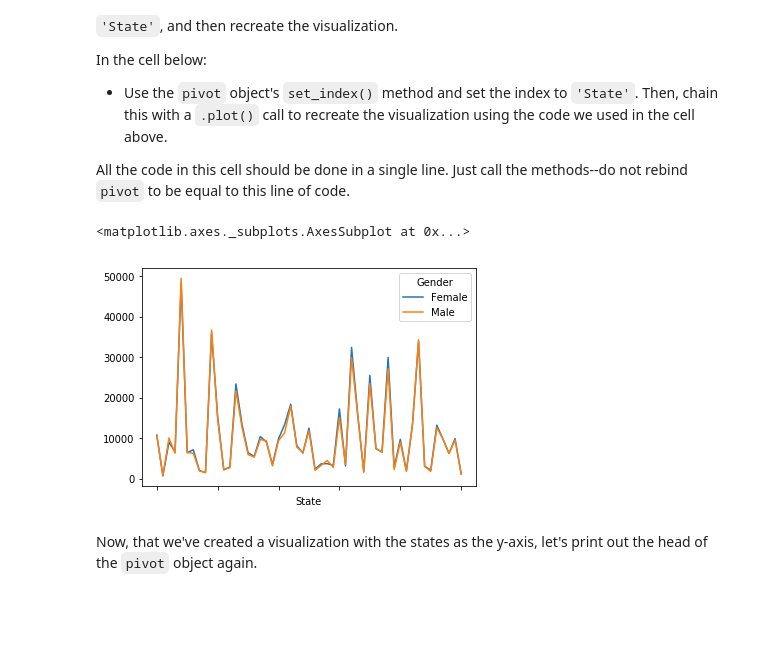
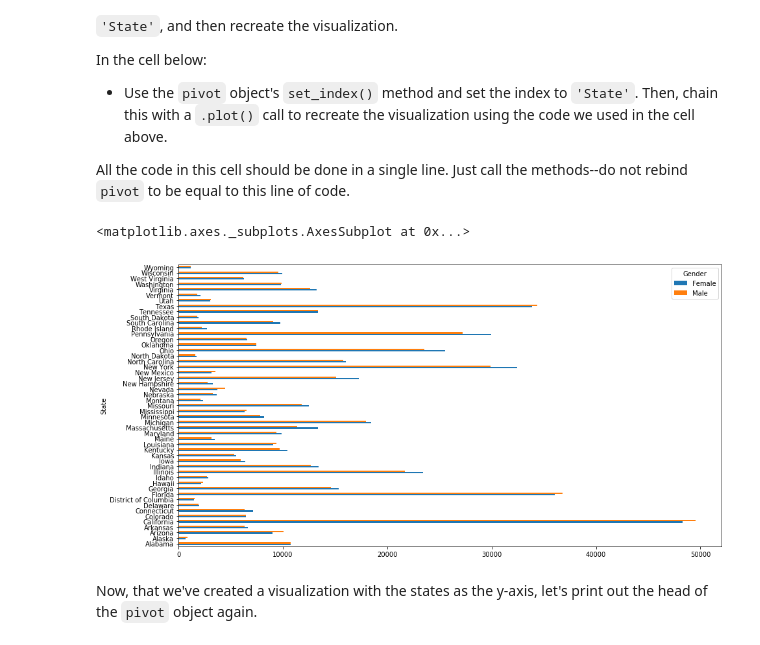
Before and after one commit to Princess-1/dsc-pivot-tables-pandas-lab-atlanta-ds-062419, a Jupyter notebook: index.ipynb, the cells around one changed output. Drawn from its saved outputs; the diff is of its cells as text; code cells hidden in the pictures; blank space fills up the shorter version.

```diff
--- a/index.ipynb
+++ b/index.ipynb
@@ -380,12 +380,12 @@ All the code in this cell should be done in a single line.  Just call the method
 # %%
 #Where's the states?! Notice the y-axis is just a list of numbers.
 #This is populated by the DataFrame's index.
 #When we used the .reset_index() method, we created a new numbered index to name each row.
 #Let's fix that by making state the index again.
-pivot.set_index('State').plot(kind='barh', figsize)
+pivot.set_index('State').plot(kind='barh', figsize=(15,8))
 # %% [output]
 <matplotlib.axes._subplots.AxesSubplot at 0x...>
-[figure, old version]
+[figure, new version]
 # %% [markdown]
 Now, that we've created a visualization with the states as the y-axis, let's print out the head of the `pivot` object again.
 # %%
```
